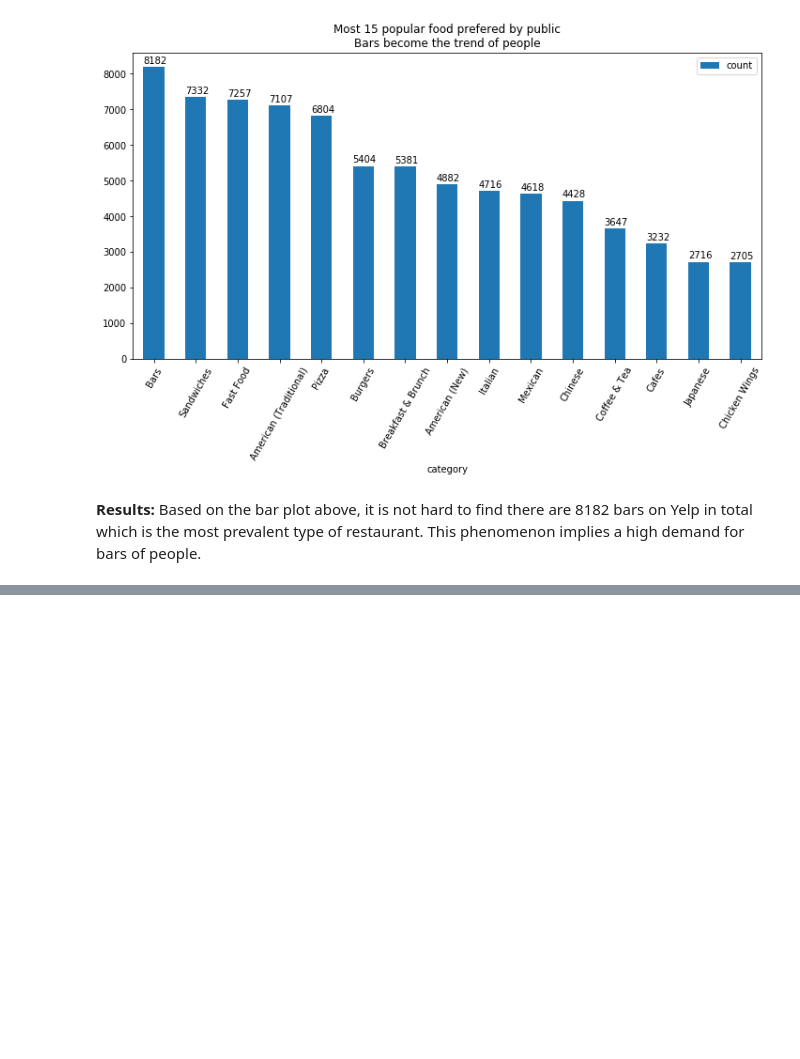
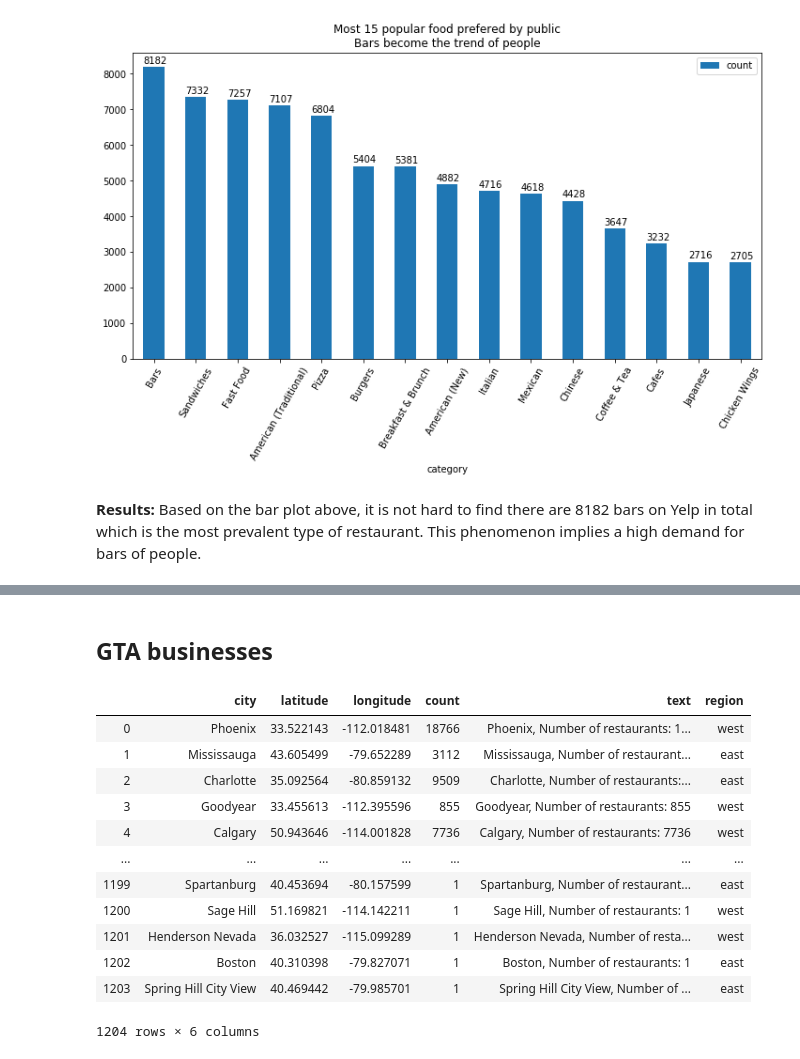
Before and after one commit to wsxwsx543/Yelp-Exploring, a Jupyter notebook: assignment2.ipynb, the cells around one changed output, grey strips where cells are left out. Saved outputs shown, nothing was run; the diff lists cells and outputs as text; code cells hidden in the pictures; blank space fills up the shorter version.

```diff
--- a/assignment2.ipynb
+++ b/assignment2.ipynb
@@ -304,0 +499,18 @@ Based on the bar plot above, it is not hard to find there are 8182 bars on Yelp
+# %% [markdown]
+##  GTA businesses
+# %%
+loc_info_df
+# %% [output]
+|  | city | latitude | longitude | count | text | region |
+| 0 | Phoenix | 33.522143 | -112.018481 | 18766 | Phoenix, Number of restaurants: 1... | west |
+| 1 | Mississauga | 43.605499 | -79.652289 | 3112 | Mississauga, Number of restaurant... | east |
+| 2 | Charlotte | 35.092564 | -80.859132 | 9509 | Charlotte, Number of restaurants:... | east |
+| 3 | Goodyear | 33.455613 | -112.395596 | 855 | Goodyear, Number of restaurants: 855 | west |
+| 4 | Calgary | 50.943646 | -114.001828 | 7736 | Calgary, Number of restaurants: 7736 | west |
+| ... | ... | ... | ... | ... | ... | ... |
+| 1199 | Spartanburg | 40.453694 | -80.157599 | 1 | Spartanburg, Number of restaurant... | east |
+| 1200 | Sage Hill | 51.169821 | -114.142211 | 1 | Sage Hill, Number of restaurants: 1 | west |
+| 1201 | Henderson Nevada | 36.032527 | -115.099289 | 1 | Henderson Nevada, Number of resta... | west |
+| 1202 | Boston | 40.310398 | -79.827071 | 1 | Boston, Number of restaurants: 1 | east |
+| 1203 | Spring Hill City View | 40.469442 | -79.985701 | 1 | Spring Hill City View, Number of ... | east |
+1204 rows × 6 columns
```
Also changed, not shown: parts of 22 cells of this notebook.
